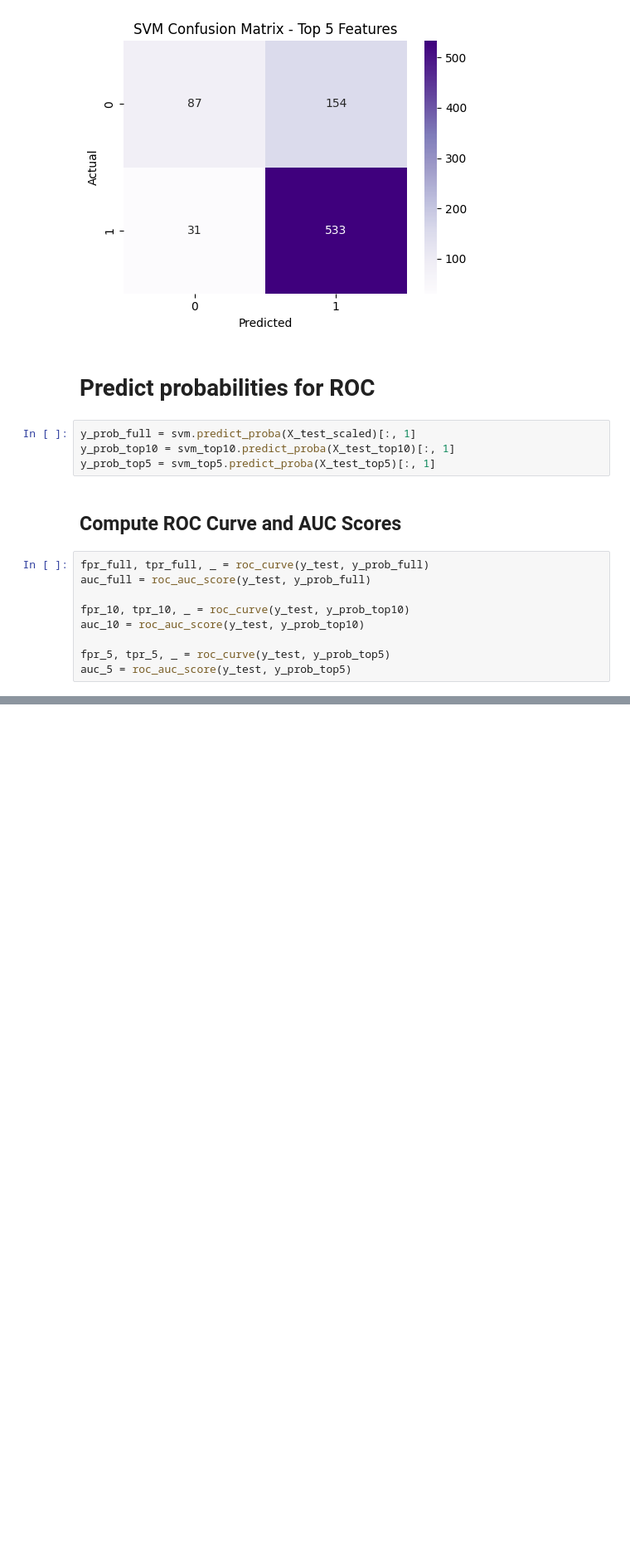
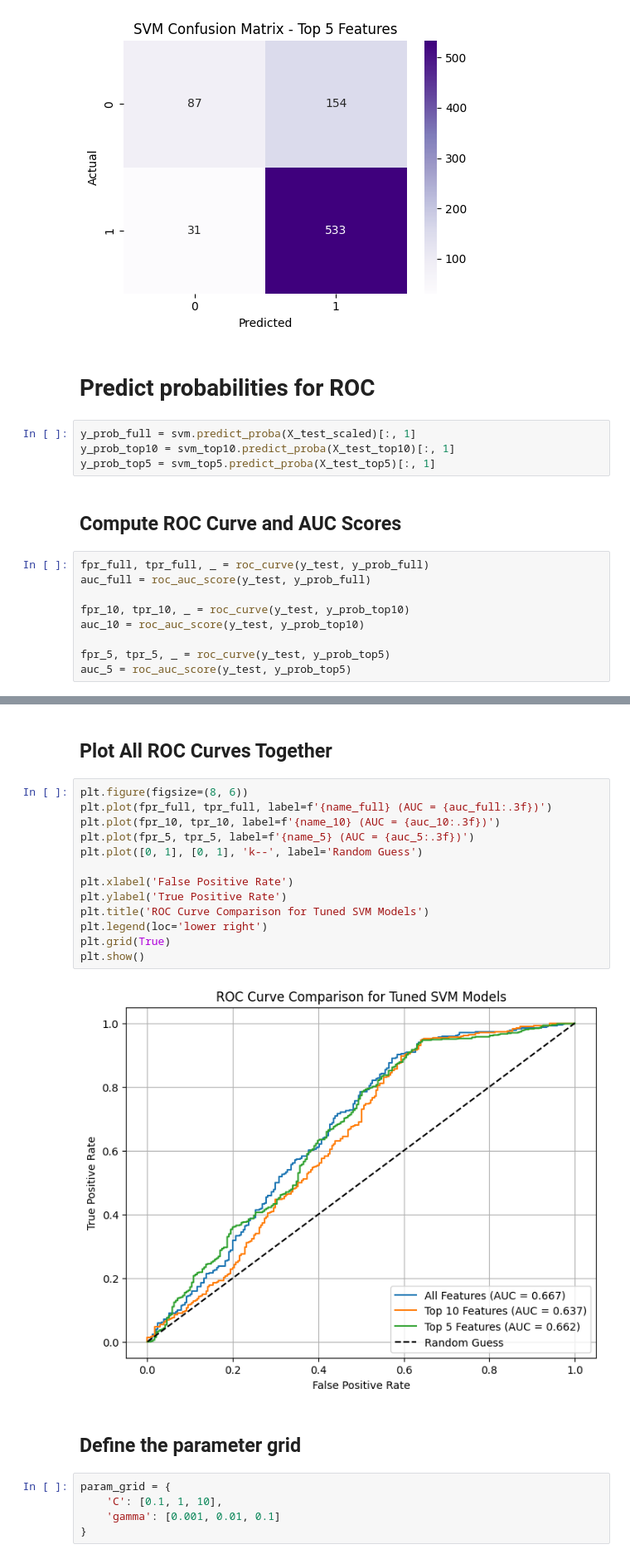
Before and after one commit to MichaelYemane707/breast_cancer_prediction, a Jupyter notebook: SVM.ipynb, the cells around one changed output, grey strips where cells are left out. Shown: that part at 83% size. Cells and saved outputs as stored; diff of their text form; blank space fills up the shorter version.

```diff
--- a/SVM.ipynb
+++ b/SVM.ipynb
@@ -235,0 +344,24 @@ plt.show()
+# %% [markdown]
+## Plot All ROC Curves Together
+# %%
+plt.figure(figsize=(8, 6))
+plt.plot(fpr_full, tpr_full, label=f'{name_full} (AUC = {auc_full:.3f})')
+plt.plot(fpr_10, tpr_10, label=f'{name_10} (AUC = {auc_10:.3f})')
+plt.plot(fpr_5, tpr_5, label=f'{name_5} (AUC = {auc_5:.3f})')
+plt.plot([0, 1], [0, 1], 'k--', label='Random Guess')
+
+plt.xlabel('False Positive Rate')
+plt.ylabel('True Positive Rate')
+plt.title('ROC Curve Comparison for Tuned SVM Models')
+plt.legend(loc='lower right')
+plt.grid(True)
+plt.show()
+# %% [output]
+[figure, added]
+# %% [markdown]
+## Define the parameter grid
+# %%
+param_grid = {
+    'C': [0.1, 1, 10],
+    'gamma': [0.001, 0.01, 0.1]
+}
```
Also changed, not shown: parts of 20 cells of this notebook.
